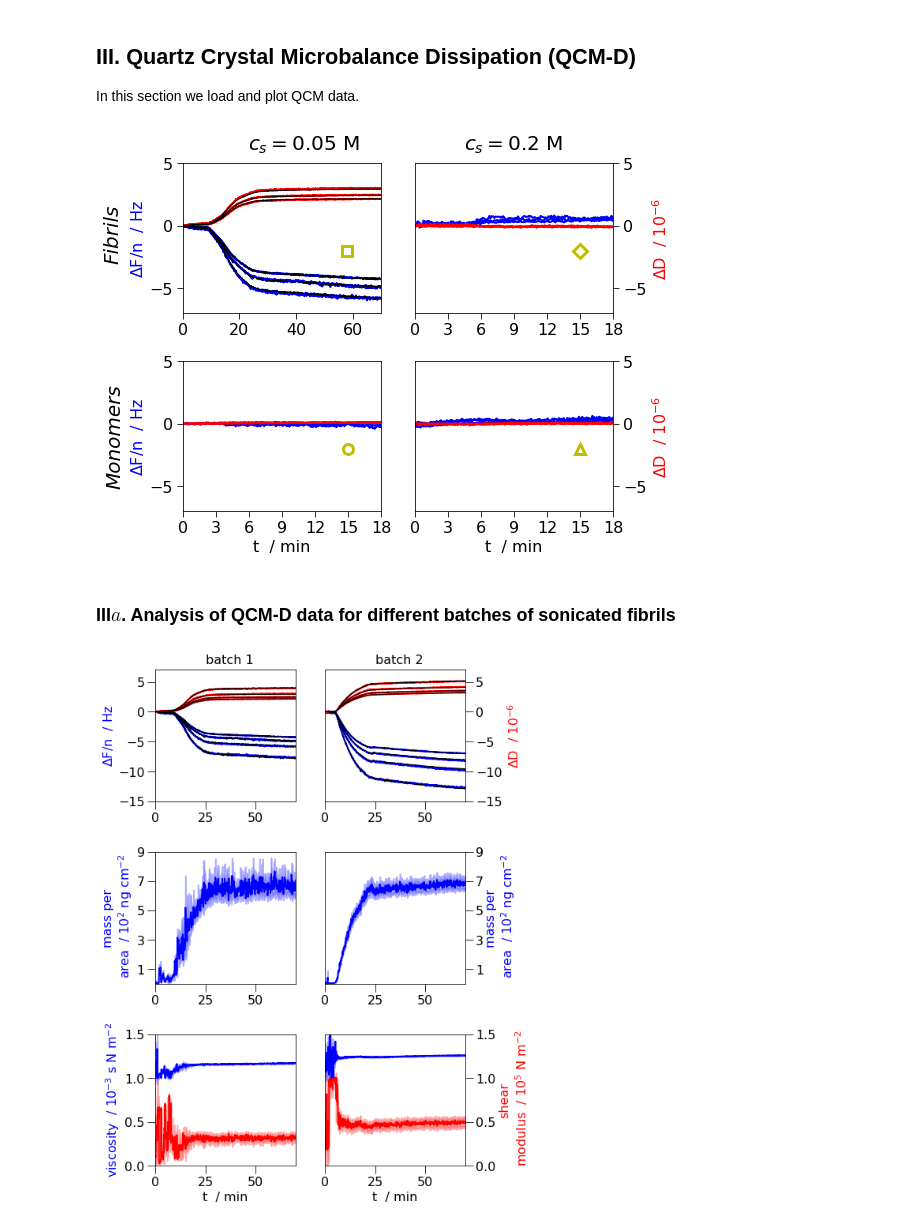
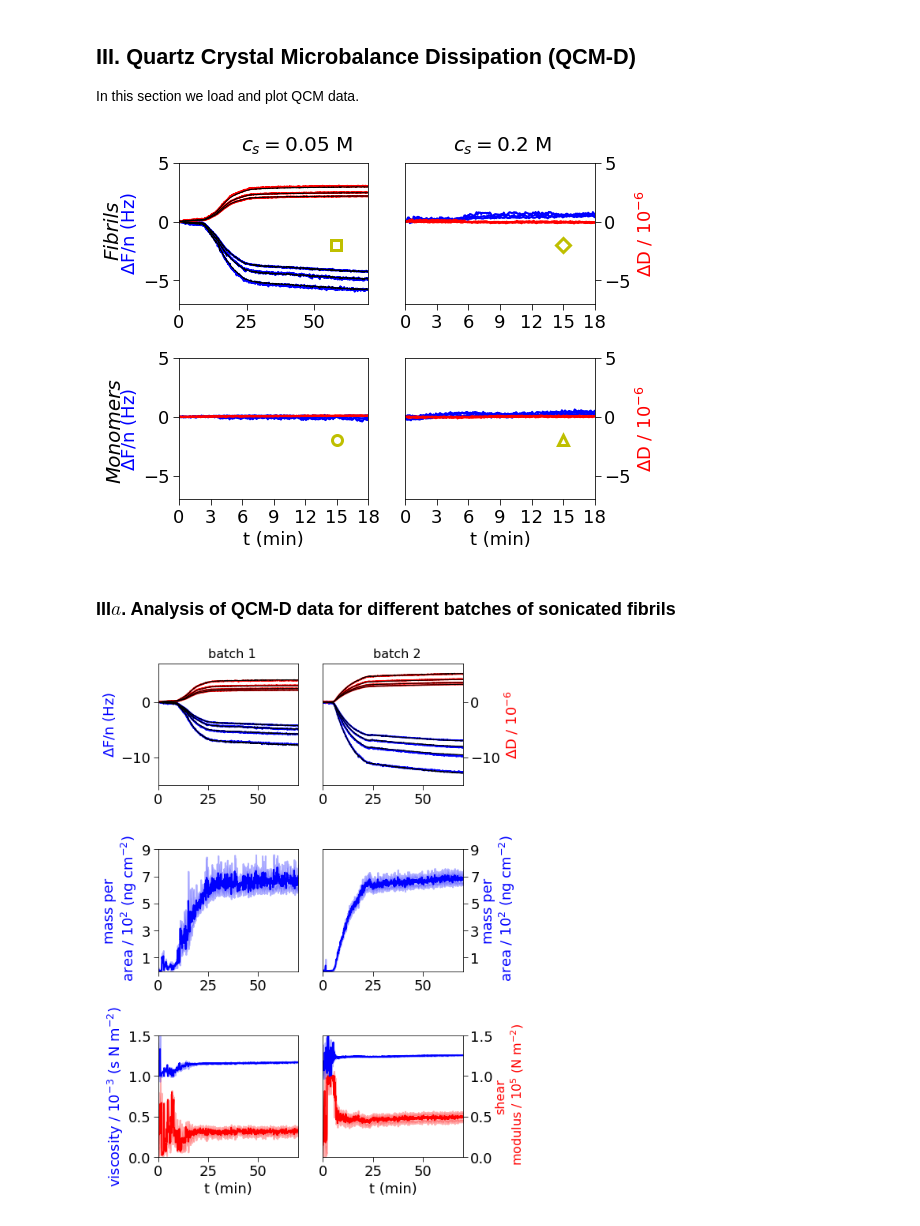
Before and after one commit to mlund/SI-surfacefibrils, a Jupyter notebook: notebook.ipynb, the cells around one changed output. Cells and saved outputs as stored; diff of their text form; code cells hidden in the pictures.

```diff
--- a/notebook.ipynb
+++ b/notebook.ipynb
@@ -862,5 +623,5 @@ Once we have proven that the line segment model is capable of capturing the phys
 # %%
-plt.rcParams.update({'font.size': 16, 'figure.figsize': [8.0, 5.5],
+plt.rcParams.update({'font.size': 18, 'figure.figsize': [8.5, 6],
                      'xtick.minor.size':5, 'xtick.major.size':10, 'ytick.minor.size':5, 'ytick.major.size':10})
 %cd -q $workdir
 from math import asinh, sqrt, pi
@@ -899,7 +660,7 @@ for cs in salt:
         s = dist(N,s0,s1,10,60)
         lD = 3.04/sqrt(cs)    # Debye length (Å)
         phi = 2*asinh( sigma*sqrt(pi*lB/(2*cs*NA*1e-27)) ) # surf. potential (kT/e)
-        r = np.arange(0, 1000, 0.1)
+        r = np.arange(1e-10, 1000, 0.1)
         # surface-line electrostatic interaction
         # eq 62. DOI: http://dx.doi.org/10.1016/S0006-3495(02)75375-7
         w = 2 * z * np.log( ( 1 + np.tanh( phi / 4. ) * np.exp(-r/lD) )
@@ -915,16 +676,17 @@ for cs in salt:
         cs = '$n.s.$'
     plt.plot(Y,X, label=cs, linestyle='-', marker='o', lw=2, ms=6, markevery = 18)
 plt.plot( [0,128], [0,0], 'k--')
-plt.legend(loc='lower right',frameon=False, fontsize='medium', title=r'$c_{s}$ (M)')
+plt.legend(loc='lower right',frameon=False, fontsize='medium',
+           handlelength=1.5, handletextpad=0.5, title=r'$c_{s}$ (M)')
 plt.ylim(-10,10)
 plt.xlim(1,1000)
 plt.figtext(0.14,0.82,'Attraction',rotation='60', color='k',fontsize='x-large', style='italic')
 plt.figtext(0.14,0.38,'Repulsion',rotation='-30',color='k',fontsize='x-large', style='italic')
 plt.xlabel(r'Aggregate Size, $N$')
 plt.ylabel(r"Henry's Law Constant, $K_{HA}$  (nm)")
-plt.text(300,6,'c',fontsize=40)
+plt.annotate('c',xy=(0.87,.85), fontsize=40, xycoords='axes fraction')
 plt.xscale('log')
 plt.yticks(np.arange(-10,11,4))
-plt.savefig('fig5c_SM.eps')
+plt.savefig('fig6c_SM.eps')
 plt.show()
 # %% [output]
@@ -1154,7 +850,7 @@ for N in y:                   # number of monomers
         if salt==0.25:
             mass250mM = np.append( mass250mM, Z[y.tolist().index(N)][x.tolist().index(salt)]*c )
 # %%
-plt.rcParams.update({'font.size': 16, 'figure.figsize': [6.0, 3.0]})
+plt.rcParams.update({'font.size': 18, 'figure.figsize': [8.0, 6]})
 
 plt.plot(y,mass50mM, label='0.05', linestyle='-', lw=3)
 plt.plot(y,mass200mM, label='0.20', linestyle='-', lw=3)
@@ -1255,5 +940,5 @@ shear50fib2[:,1:] = shear50fib2[:,1:]/100
 # %%
-plt.rcParams.update({'font.size': 16, 'figure.figsize': [8.0, 6],
+plt.rcParams.update({'font.size': 18, 'figure.figsize': [8.0, 6],
                      'xtick.minor.size':3, 'xtick.major.size':6, 'ytick.minor.size':3, 'ytick.major.size':6})
 f = plt.figure()
 
@@ -1265,7 +950,7 @@ plt.ylim(-7,5)
 ax.text(-28,0.5,'Fibrils',rotation=90,fontsize=20, style='italic')
 ax.text(23,6,'$c_s = 0.05$ M',fontsize=20)
 plt.xlim(0,70)
-plt.ylabel("$\Delta$F/n  / Hz",color='blue')
+plt.ylabel("$\Delta$F/n (Hz)",color='blue')
 plt.plot(F50fib[:,0]/60,F50fib[:,2:],color='blue', lw=2)
 plt.plot(D50fib[:,0]/60,D50fib[:,2:],color='red', lw=2)
 plt.plot(Fit50fib[:,0]/60,Fit50fib[:,3:],color='black', lw=1)
@@ -1278,7 +963,7 @@ ax.text(4.5,6,'$c_s = 0.2$ M',fontsize=20)
 ax.yaxis.tick_right()
 plt.ylim(-7,5)
 plt.xlim(0,18)
-plt.ylabel("$\Delta$D  / 10$^{-6}$",color='red')
+plt.ylabel("$\Delta$D / 10$^{-6}$",color='red')
 ax.yaxis.set_label_position("right")
 plt.plot(F200fib[:,0]/60,F200fib[:,1:],color='blue', lw=2)
 plt.plot(D200fib[:,0]/60,D200fib[:,1:],color='red', lw=2)
@@ -1290,8 +975,8 @@ plt.xticks(xticks)
 ax.text(-7,2,'Monomers',rotation=90,fontsize=20, style='italic')
 plt.ylim(-7,5)
 plt.xlim(0,18)
-plt.ylabel("$\Delta$F/n  / Hz",color='blue')
-plt.xlabel("t  / min")
+plt.ylabel("$\Delta$F/n (Hz)",color='blue')
+plt.xlabel("t (min)")
 plt.plot(F50mon[:,0]/60,F50mon[:,1:],color='blue', lw=2)
 plt.plot(D50mon[:,0]/60,D50mon[:,1:],color='red', lw=2)
 plt.plot( [15], [-2], 'o', ms=10, mew=3, mec='y', mfc='None')
@@ -1302,9 +987,9 @@ plt.xticks(xticks)
 ax.yaxis.tick_right()
 plt.ylim(-7,5)
 plt.xlim(0,18)
-plt.ylabel("$\Delta$D  / 10$^{-6}$",color='red')
+plt.ylabel("$\Delta$D / 10$^{-6}$",color='red')
 ax.yaxis.set_label_position("right")
-plt.xlabel("t  / min")
+plt.xlabel("t (min)")
 plt.plot(F200mon[:,0]/60,F200mon[:,1:],color='blue', lw=2)
 plt.plot(D200mon[:,0]/60,D200mon[:,1:],color='red', lw=2)
 plt.plot( [15], [-2], '^', ms=10, mew=3, mec='y', mfc='None')
@@ -1313,11 +998,11 @@ f.tight_layout()
 f.savefig('fig4.eps', bbox_inches='tight', pad_inches=0.3)
 plt.show()
 # %% [output]
-[figure, old version]
+[figure, new version]
 # %% [markdown]
 ### III$a$. Analysis of QCM-D data for different batches of sonicated fibrils
 # %%
-plt.rcParams.update({'font.size': 16, 'figure.figsize': [8.0, 10.0]})
+plt.rcParams.update({'font.size': 18, 'figure.figsize': [8.0, 10.0]})
 f = plt.figure()
 
 xticks = np.arange(0,19,3)
@@ -1327,7 +1012,7 @@ ax = f.add_subplot(321)
 plt.ylim(-15,7)
 ax.text(25,8,'batch 1',fontsize=16)
 plt.xlim(0,70)
-plt.ylabel("$\Delta$F/n  / Hz",color='blue')
+plt.ylabel("$\Delta$F/n (Hz)",color='blue')
 plt.plot(F50fib[1:,0]/60,F50fib[1:,1:],color='blue', lw=2)
 plt.plot(D50fib[1:,0]/60,D50fib[1:,1:],color='red', lw=2)
 plt.plot(Fit50fib[1:,0]/60,Fit50fib[1:,1:],color='black', lw=1)
@@ -1338,7 +1023,7 @@ ax.text(25,8,'batch 2',fontsize=16)
 ax.yaxis.tick_right()
 plt.ylim(-15,7)
 plt.xlim(0,70)
-plt.ylabel("$\Delta$D  / 10$^{-6}$",color='red')
+plt.ylabel("$\Delta$D / 10$^{-6}$",color='red')
 ax.yaxis.set_label_position("right")
 plt.plot(F50fib2[1:,0]/60,F50fib2[1:,1:],color='blue', lw=2)
 plt.plot(D50fib2[1:,0]/60,D50fib2[1:,1:],color='red', lw=2)
@@ -1349,7 +1034,7 @@ ax = f.add_subplot(323)
 plt.yticks(np.arange(1,10,2))
 plt.ylim(0,9)
 plt.xlim(0,70)
-plt.ylabel("mass per\n area  / 10$^2$ ng cm$^{-2}$",color='blue')
+plt.ylabel("mass per\n area / 10$^2$ (ng cm$^{-2}$)",color='blue')
 plt.plot(mass50fib[:,0]/60,
           mass50fib[:,1:].mean(axis=1),color='blue',lw=2)
 plt.fill_between(mass50fib[:,0]/60,
@@ -1364,7 +1049,7 @@ plt.yticks(np.arange(1,10,2))
 ax.yaxis.tick_right()
 plt.ylim(0,9)
 plt.xlim(0,70)
-plt.ylabel("mass per\n area  / 10$^2$ ng cm$^{-2}$",color='blue')
+plt.ylabel("mass per\n area / 10$^2$ (ng cm$^{-2}$)",color='blue')
 ax.yaxis.set_label_position("right")
 plt.plot(mass50fib2[:,0]/60,
           mass50fib2[:,1:].mean(axis=1),color='blue',lw=2)
@@ -1379,8 +1064,8 @@ ax = f.add_subplot(325)
 plt.yticks(np.arange(0,2,0.5))
 plt.ylim(0,1.5)
 plt.xlim(0,70)
-plt.ylabel("viscosity  / 10$^{-3}$ s N m$^{-2}$",color='blue')
-plt.xlabel("t  / min")
+plt.ylabel("viscosity / 10$^{-3}$ (s N m$^{-2}$)",color='blue')
+plt.xlabel("t (min)")
 plt.plot(shear50fib[:,0]/60,
           shear50fib[:,1:].mean(axis=1),color='red', lw=2)
 plt.fill_between(shear50fib[:,0]/60,
@@ -1395,33 +1080,33 @@ plt.fill_between(vis50fib[:,0]/60,
         + vis50fib[:,1:].std(axis=1),
           vis50fib[:,1:].mean(axis=1)
         - vis50fib[:,1:].std(axis=1),color='blue',lw=2,alpha=.3)
 
 # mass per area and shear modulus, batch 2
 ax = f.add_subplot(326)
 plt.yticks(np.arange(0,2,0.5))
 ax.yaxis.tick_right()
 plt.ylim(0,1.5)
 plt.xlim(0,70)
-plt.ylabel("shear\n modulus  / 10$^{5}$ N m$^{-2}$",color='red',size=16)
+plt.ylabel("shear\n modulus / 10$^{5}$ (N m$^{-2}$)",color='red',size=16)
 ax.yaxis.set_label_position("right")
-plt.xlabel("t  / min")
+plt.xlabel("t (min)")
 plt.plot(shear50fib2[:,0]/60,
           shear50fib2[:,1:].mean(axis=1),color='red', lw=2)
 plt.fill_between(shear50fib2[:,0]/60,
           shear50fib2[:,1:].mean(axis=1)
         + shear50fib2[:,1:].std(axis=1),
           shear50fib2[:,1:].mean(axis=1)
         - shear50fib2[:,1:].std(axis=1),color='red',lw=2,alpha=.3)
 plt.plot(vis50fib2[:,0]/60,
           vis50fib2[:,1:].mean(axis=1),color='blue',lw=2)
 plt.fill_between(vis50fib2[:,0]/60,
           vis50fib2[:,1:].mean(axis=1)
         + vis50fib2[:,1:].std(axis=1),
           vis50fib2[:,1:].mean(axis=1)
         - vis50fib2[:,1:].std(axis=1),color='blue',lw=2,alpha=.3)
 
 f.tight_layout()
 f.savefig('fig2_SM.pdf', bbox_inches='tight', pad_inches=0.3)
 plt.show()
 # %% [output]
-[figure, old version]
+[figure, new version]
```
Also changed, not shown: parts of 47 cells of this notebook.
